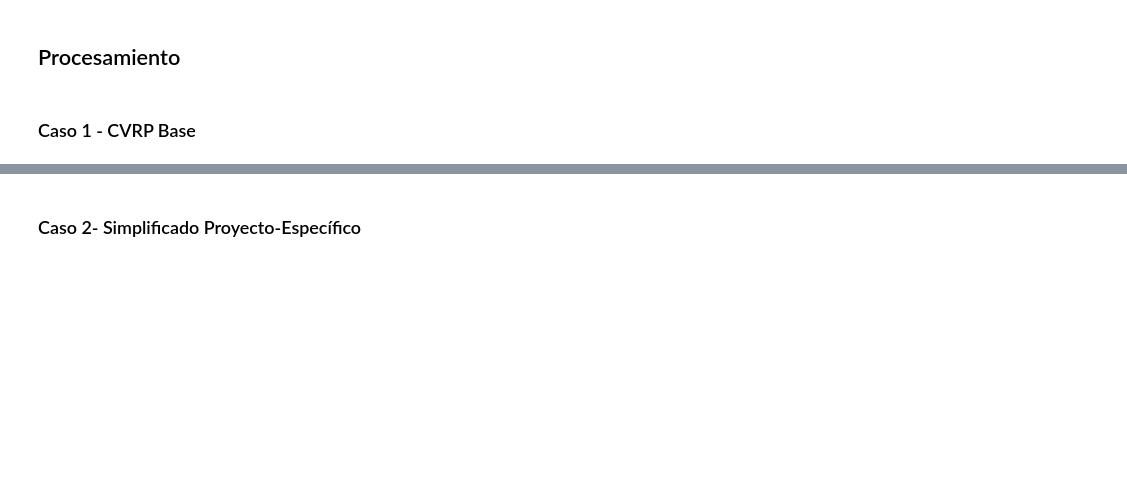
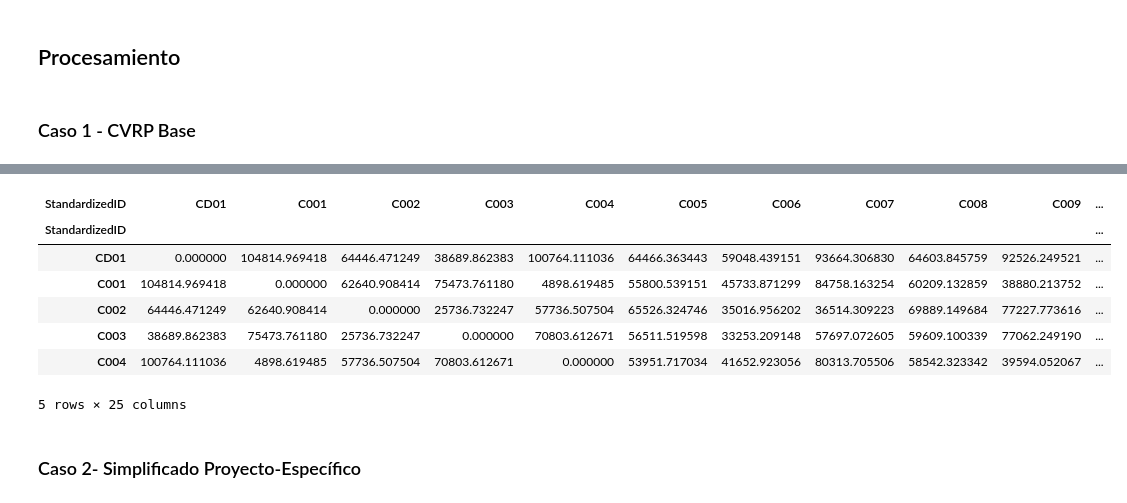
Before and after one commit to S302-prog/Mos-Proyecto1, a Jupyter notebook: Proyecto_2.ipynb, the cells around one changed output, grey strips where cells are left out. Cells and saved outputs as stored; diff of their text form; code cells hidden in the pictures; blank space fills up the shorter version.

Commit message:
Carga de datos y procesamiento del Caso 1

```diff
--- a/Proyecto_2.ipynb
+++ b/Proyecto_2.ipynb
@@ -17,6 +17,7 @@ import pandas as pd
 clients_C1 = pd.read_csv("Caso 1 - CVRP Base/clients.csv")
 depots_C1 = pd.read_csv("Caso 1 - CVRP Base/depots.csv")
 vehicles_C1 = pd.read_csv("Caso 1 - CVRP Base/vehicles.csv")
+parameters_C1 = pd.read_csv("Caso 1 - CVRP Base/parameters_base.csv", sep=";")
 # %%
 clients_C1.head()
 # %% [output]
@@ -121,3 +287,14 @@ parameters_C3.head()
+# %%
+Costos_C1.head()
+# %% [output]
+| StandardizedID | CD01 | C001 | C002 | C003 | C004 | C005 | C006 | C007 | C008 | C009 | ... |
+| StandardizedID |  |  |  |  |  |  |  |  |  |  | ... |
+| CD01 | 0.000000 | 104814.969418 | 64446.471249 | 38689.862383 | 100764.111036 | 64466.363443 | 59048.439151 | 93664.306830 | 64603.845759 | 92526.249521 | ... |
+| C001 | 104814.969418 | 0.000000 | 62640.908414 | 75473.761180 | 4898.619485 | 55800.539151 | 45733.871299 | 84758.163254 | 60209.132859 | 38880.213752 | ... |
+| C002 | 64446.471249 | 62640.908414 | 0.000000 | 25736.732247 | 57736.507504 | 65526.324746 | 35016.956202 | 36514.309223 | 69889.149684 | 77227.773616 | ... |
+| C003 | 38689.862383 | 75473.761180 | 25736.732247 | 0.000000 | 70803.612671 | 56511.519598 | 33253.209148 | 57697.072605 | 59609.100339 | 77062.249190 | ... |
+| C004 | 100764.111036 | 4898.619485 | 57736.507504 | 70803.612671 | 0.000000 | 53951.717034 | 41652.923056 | 80313.705506 | 58542.323342 | 39594.052067 | ... |
+5 rows × 25 columns
 # %% [markdown]
 ### Caso 2- Simplificado Proyecto-Específico
 # %% [markdown]
```
Also changed, not shown: parts of 7 cells of this notebook, 4 other files.
